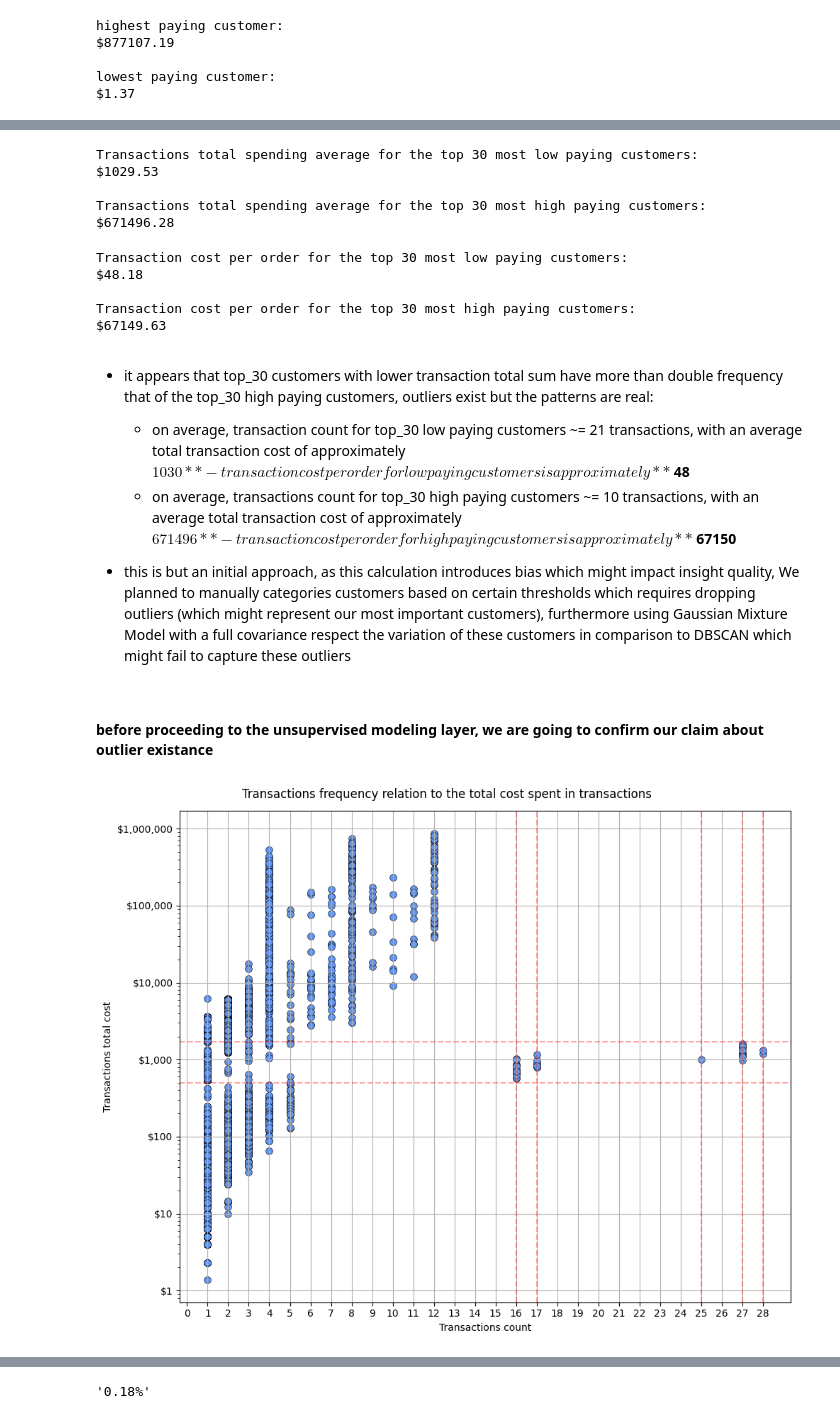
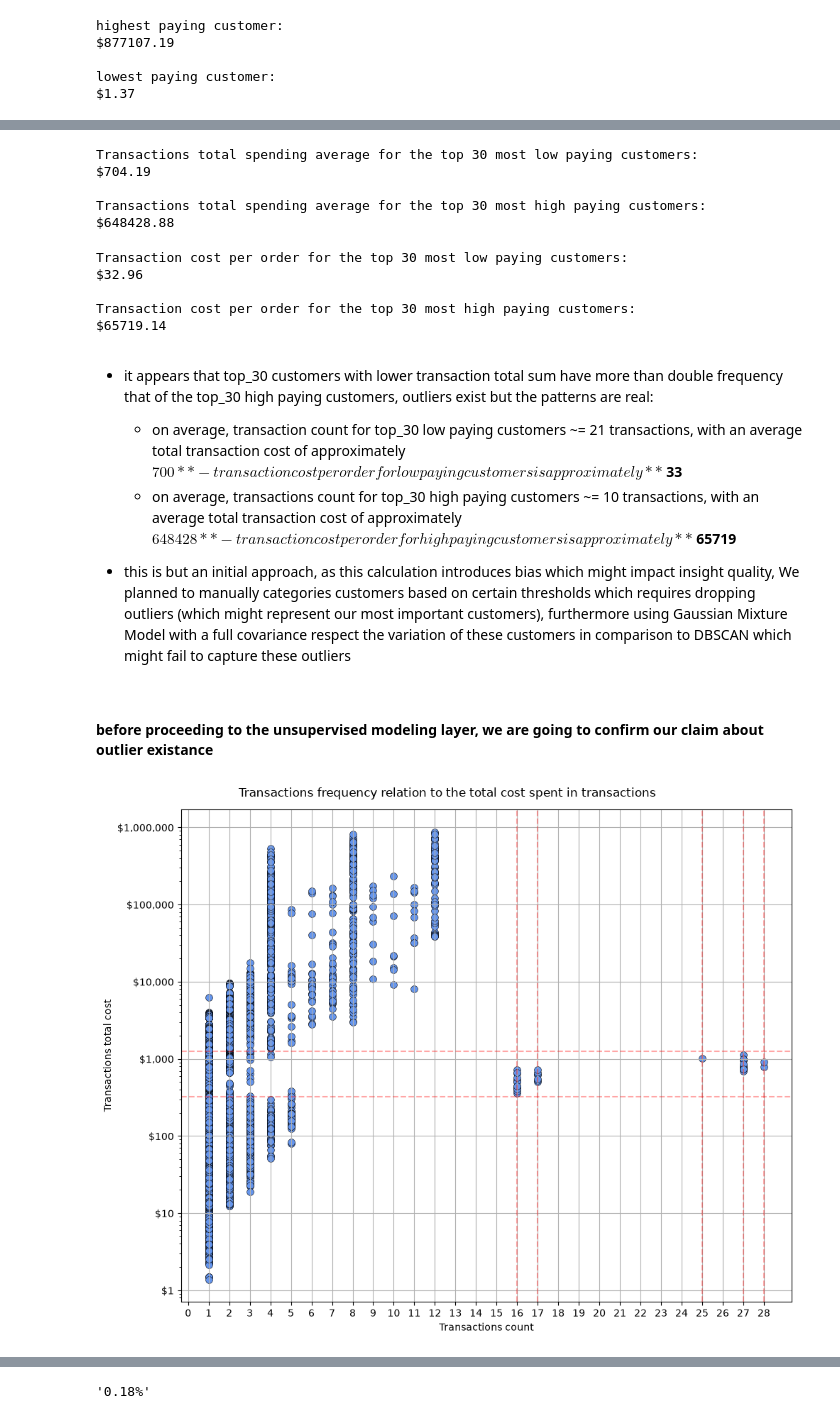
Before and after one commit to AtlasMarbx/AdventureWorks-Data-Migration-and-insight-extraction, a Jupyter notebook: EDA_process.ipynb, the cells around one changed output, grey strips where cells are left out. Cells and saved outputs as stored; diff of their text form; code cells hidden in the pictures.

```diff
--- a/EDA_process.ipynb
+++ b/EDA_process.ipynb
@@ -292,12 +292,16 @@ df_currencyrate
 columns_to_remove = ['Comment', 'rowguid', 'ModifiedDate', 'CreditCardID', 'CreditCardApprovalCode']
 refined_df_orderheader = df_orderheader.drop(columns=columns_to_remove)
 
-temp_subset_header = refined_df_orderheader[['TerritoryID', 'CurrencyRateID', 'CustomerID', 'SubTotal']].copy()
-temp_subset_header['CurrencyRateID'] = temp_subset_header['CurrencyRateID'].fillna(1)
+temp_subset_header = refined_df_orderheader[['TerritoryID', 'CurrencyRateID', 'CustomerID', 'SubTotal', 'TaxAmt', 'Freight']].copy()
+temp_subset_header['CurrencyRateID'] = temp_subset_header['CurrencyRateID'].fillna(13520)
 
 temp_subset_currency = df_currencyrate[['CurrencyRateID', 'EndOfDayRate', 'FromCurrencyCode', 'ToCurrencyCode']].copy()
 currency_header_df = pd.merge(temp_subset_header, temp_subset_currency, on='CurrencyRateID', how='left').copy()
 
 currency_header_df['SubTotal_USD'] = currency_header_df['SubTotal'] / currency_header_df['EndOfDayRate']
-currency_header_df[(currency_header_df['ToCurrencyCode'] == 'ARS')]
+currency_header_df['TaxAmt_USD'] = currency_header_df['TaxAmt'] / currency_header_df['EndOfDayRate']
+currency_header_df['Freight_USD'] = currency_header_df['Freight'] / currency_header_df['EndOfDayRate']
+currency_header_df['TotalDue_USD'] = currency_header_df['SubTotal_USD'] + currency_header_df['TaxAmt_USD'] + currency_header_df['Freight_USD']
+
+currency_header_df.head(3)
 # %% [output]
@@ -323,17 +318,17 @@ currency_header_df[(currency_header_df['ToCurrencyCode'] == 'ARS')]
 > what a surprise, the RFM subset is not in USD alone, but different currencies and we must normalize it back to USD format
 # %%
 Transaction_count_per_account = (
-    refined_df_orderheader.groupby('CustomerID')['SubTotal']
+    currency_header_df.groupby('CustomerID')['SubTotal_USD']
     .count()
     .reset_index()
-    .rename(columns={'SubTotal': 'Transactions_count'})
+    .rename(columns={'SubTotal_USD': 'Transactions_count'})
 )
 
 Transaction_total_per_account = (
-    refined_df_orderheader.groupby('CustomerID')['SubTotal']
+    currency_header_df.groupby('CustomerID')['SubTotal_USD']
     .sum()
     .reset_index()
-    .rename(columns={'SubTotal': 'Transactions_total'})
+    .rename(columns={'SubTotal_USD': 'Transactions_total'})
 )
 
 SalesID_df = pd.merge(Transaction_total_per_account, Transaction_count_per_account, on='CustomerID')
@@ -399,10 +394,10 @@ high_paying_customers_total = np.mean(top_transactions_total['Transactions_total
 print(f'Transactions total spending average for the top 30 most low paying customers: \n${low_paying_customers_total:.2f}\n\nTransactions total spending average for the top 30 most high paying customers: \n${high_paying_customers_total:.2f}')
 # %% [output]
 Transactions total spending average for the top 30 most low paying customers:
-$1029.53
+$704.19
 
 Transactions total spending average for the top 30 most high paying customers:
-$671496.28
+$648428.88
 # %%
 # low paying customers's Average Value per Order
 low_p_customers_AOV = low_paying_customers_total / low_paying_customers_count
@@ -413,16 +408,16 @@ high_p_customers_AOV = high_paying_customers_total / high_paying_customers_count
 print(f'Transaction cost per order for the top 30 most low paying customers: \n${low_p_customers_AOV:.2f}\n\nTransaction cost per order for the top 30 most high paying customers: \n${high_p_customers_AOV:.2f}')
 # %% [output]
 Transaction cost per order for the top 30 most low paying customers:
-$48.18
+$32.96
 
 Transaction cost per order for the top 30 most high paying customers:
-$67149.63
+$65719.14
 # %% [markdown]
 - it appears that top_30 customers with lower transaction total sum have more than double frequency that of the top_30 high paying customers, outliers exist but the patterns are real:
-    - on average, transaction count for top_30 low paying customers ~= 21 transactions, with an average total transaction cost of approximately **$1030**
-        - transaction cost per order for low paying customers is approximately **$48**
-    - on average, transactions count for top_30 high paying customers ~= 10 transactions, with an average total transaction cost of approximately **$671496**
-        - transaction cost per order for high paying customers is approximately **$67150**
+    - on average, transaction count for top_30 low paying customers ~= 21 transactions, with an average total transaction cost of approximately **$700**
+        - transaction cost per order for low paying customers is approximately **$33**
+    - on average, transactions count for top_30 high paying customers ~= 10 transactions, with an average total transaction cost of approximately **$648428**
+        - transaction cost per order for high paying customers is approximately **$65719**
 
 - this is but an initial approach, as this calculation introduces bias which might impact insight quality, We planned to manually categories customers based on certain thresholds which requires dropping outliers (which might represent our most important customers), furthermore using Gaussian Mixture Model with a full covariance respect the variation of these customers in comparison to DBSCAN which might fail to capture these outliers
 # %% [markdown]
@@ -443,35 +438,35 @@ plt.scatter(x_sales, y_sales,
 
 plt.suptitle('Transactions frequency relation to the total cost spent in transactions')
 plt.xlabel('Transactions count')
 plt.ylabel('Transactions total cost')
 
 # changed the scale into a logarithmic scale, so that y-axis won't dominate the difference between it and the x-axis
 plt.yscale('log')
 
 # changed the scientific notation into clear financial notations instead
 plt.gca().yaxis.set_major_formatter(ticker.FuncFormatter(lambda y, _: f'${y:,.0f}'))
 plt.xticks(np.arange(0, 29, 1))
 
 x_cords=[16, 17, 25, 27, 28]
-y_cords=[500, 1700]
+y_cords=[320, 1250]
 
 for x_line in x_cords:
     plt.axvline(x=x_line,
                 color='red',
                 linestyle='--',
                 alpha=0.35)
 
 for y_line in y_cords:
     plt.axhline(y=y_line,
                 color='red',
                 linestyle='--',
                 alpha=0.35)
 
 plt.tight_layout()
 plt.grid(True)
 plt.show()
 # %% [output]
-[figure, old version]
+[figure, new version]
 # %%
 hypothesis_validation = top_transactions_total[(top_transactions_total['Transactions_count'] >= 16) & (top_transactions_total['Transactions_count'] <= 28)]
 hypothesis_validation['Transactions_total'].describe()
```
Also changed, not shown: parts of 68 cells of this notebook.
